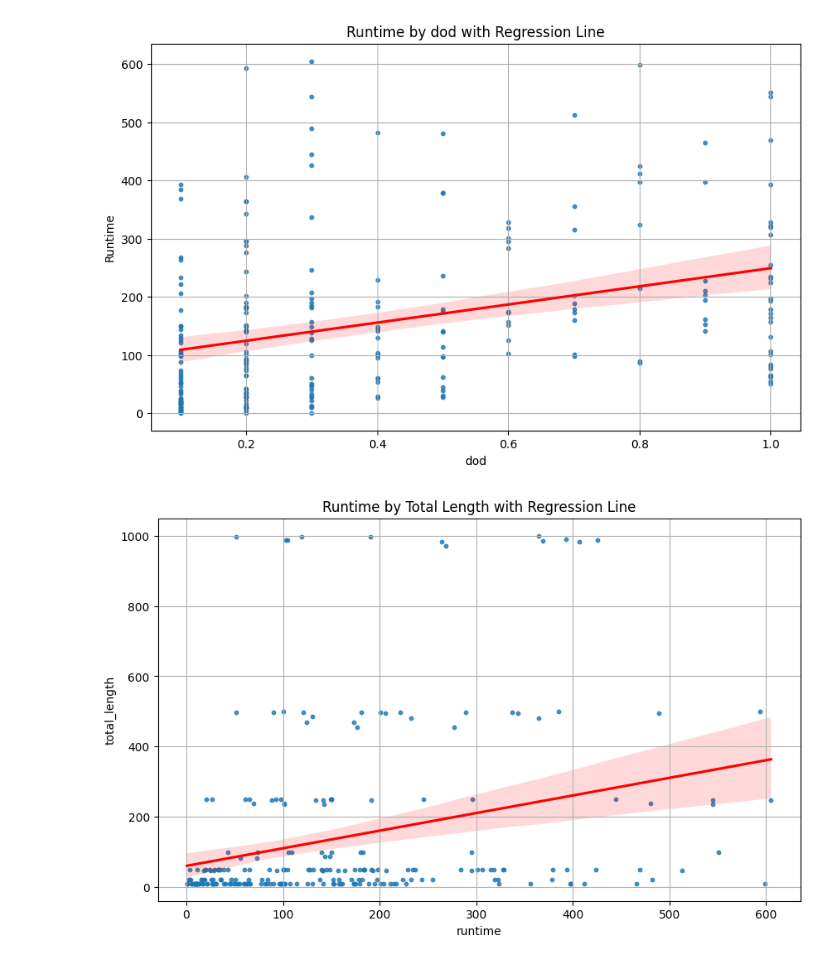
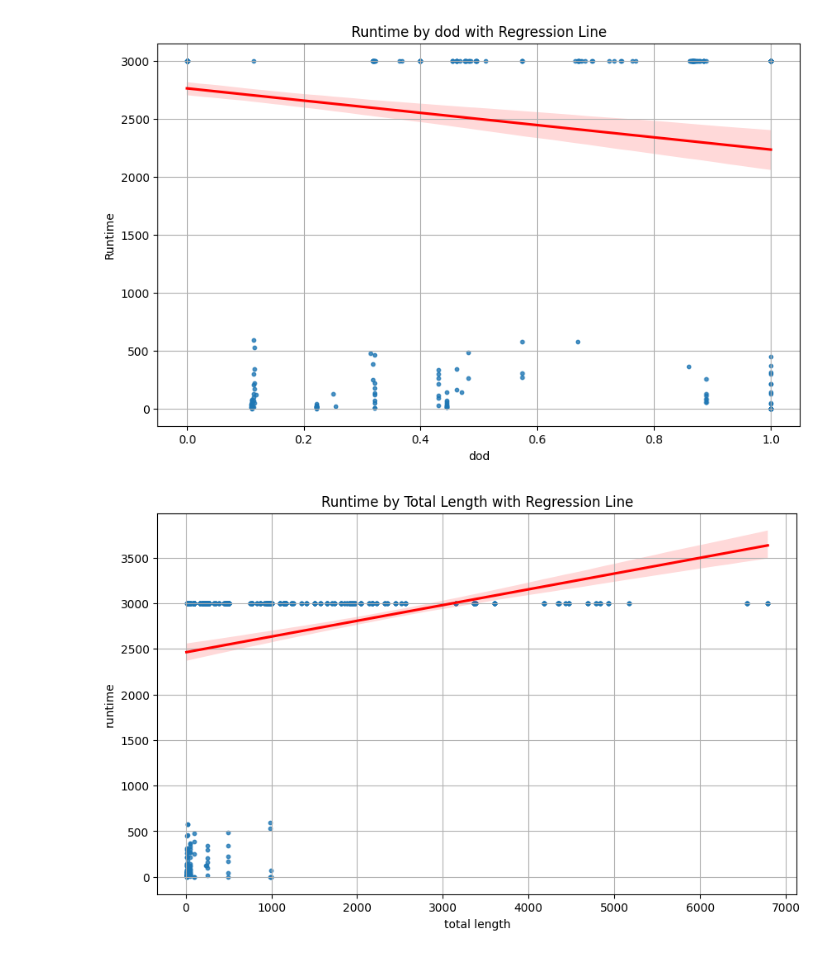
Before and after one commit to utop1an/polocm, a Jupyter notebook: src/plot_plan.ipynb, the cells around one changed output. Cells and saved outputs as stored; diff of their text form; code cells hidden in the pictures.

```diff
--- a/src/plot_plan.ipynb
+++ b/src/plot_plan.ipynb
@@ -3,6 +3,34 @@ import pandas as pd
 import matplotlib.pyplot as plt
 import seaborn as sns
 # %%
-file = '../experiments/experiment_0510/results.csv'
+file = '../experiments/experiment_0910_ctn/results.csv'
 data = pd.read_csv(file)
-data = data[data['result'] == "Success"]
+runtime_data = data
+other_data = data[data['result'] == "Success"]
+# %%
+runtime_data['timeout'] = runtime_data['runtime'] == 3000
+
+# Create a figure with a boxplot
+plt.figure(figsize=(10, 6))
+
+# Create the boxplot for runtime distribution across domains
+sns.boxplot(x='domain', y='runtime', data=runtime_data)
+
+# Overlay scatter plot to highlight timeout points
+# Plot the timeout points in a different color (e.g., red) to make them stand out
+sns.scatterplot(x='domain', y='runtime', data=runtime_data[runtime_data['timeout']], color='red', label='Timeout', s=100, marker='o')
+
+# Rotate x-axis labels for better readability
+plt.xticks(rotation=45)
+
+# Set y-axis to a log scale to handle wide runtime ranges
+plt.yscale('log')
+
+# Add titles and labels
+plt.title('Runtime Distribution Across Different Domains (Log Scale with Timeout Highlighted)')
+plt.xlabel('Domain')
+plt.ylabel('Runtime (log scale seconds)')
+
+# Show the plot
+plt.legend()
+plt.show()
@@ -54,7 +84,7 @@ plt.show()
 # %%
 # Scatter plot with regression line
 plt.figure(figsize=(10, 6))
-sns.regplot(data=data, x='dod', y='runtime', scatter_kws={'s': 10}, line_kws={"color": "red"})
+sns.regplot(data=runtime_data, x='actual_dod', y='runtime', scatter_kws={'s': 10}, line_kws={"color": "red"})
 
 # Titles and labels
 plt.title('Runtime by dod with Regression Line')
@@ -65,21 +95,21 @@ plt.ylabel('Runtime')
 plt.grid(True)
 plt.show()
 # %% [output]
-[figure, old version]
+[figure, new version]
 # %%
 # Scatter plot with regression line
 plt.figure(figsize=(10, 6))
-sns.regplot(data=data, x='runtime', y='total_length', scatter_kws={'s': 10}, line_kws={"color": "red"})
+sns.regplot(data=runtime_data, x='total_length', y='runtime', scatter_kws={'s': 10}, line_kws={"color": "red"})
 
 # Titles and labels
 plt.title('Runtime by Total Length with Regression Line')
-plt.xlabel('runtime')
-plt.ylabel('total_length')
+plt.xlabel('total length')
+plt.ylabel('runtime')
 
 
 plt.grid(True)
 plt.show()
 # %% [output]
-[figure, old version]
+[figure, new version]
 # %%
 # Step 2: Create a faceted plot, where each subplot corresponds to one domain
```
Also changed, not shown: parts of 8 cells of this notebook, 12 other files.
